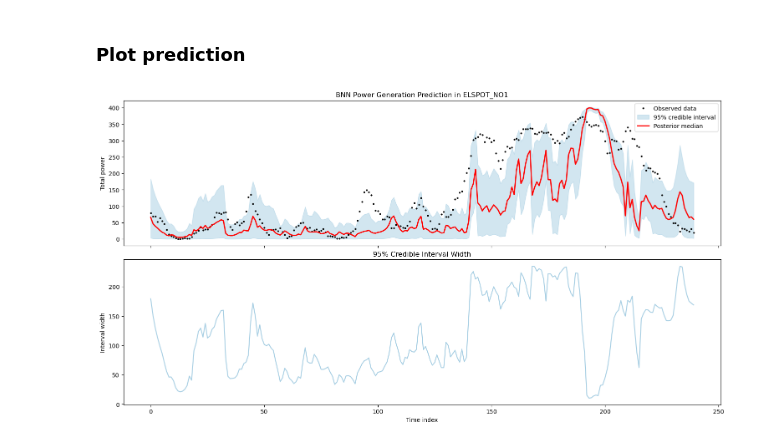
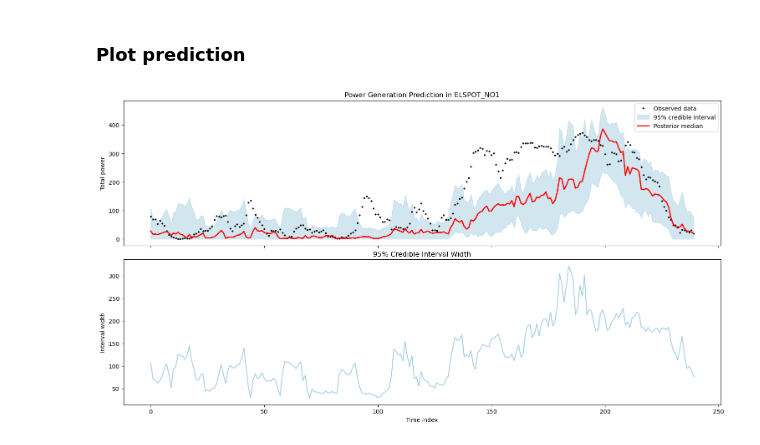
Before and after one commit to noemiwbr/master_thesis, a Jupyter notebook: notebooks/evaluation.ipynb, the cells around one changed output. Saved outputs shown, nothing was run; the diff lists cells and outputs as text; code cells hidden in the pictures.

```diff
--- a/notebooks/evaluation.ipynb
+++ b/notebooks/evaluation.ipynb
@@ -361,0 +47,4 @@ hdi = az.hdi(np.expand_dims(preds, axis=0), hdi_prob=0.95)
+# %%
+model_cfg = load_config("../configs/model/torch_model_quantile.yaml")
+file_name = "WindPowerQuantile_2025-12-21_10-21-23_forecast_gen_ELSPOT_NO1"
+data_cfg = load_config(model_cfg.data.path)
@@ -419,13 +230,0 @@ def evaluate_BNN(file_name):
-# %%
-# file_name = "model_mw_gamma_2025-11-21_10-30-46_gen_ELSPOT_NO1"
-# file_name="model_cf_beta_2025-12-01_10-03-45_cf_ELSPOT_NO1"
-# file_name= "model_mw_gamma_2025-11-13_10-56-50_gen"
-# file_name="model_mw_gamma_2025-12-02_11-42-42_fore_ELSPOT_NO1"
-# file_name="model_cf_beta_2025-12-02_11-42-42_fore_ELSPOT_NO1"
-# file_name ="model_mw_gamma_2025-12-02_11-42-42_fore_ELSPOT_NO1" #"model_cf_beta_2025-12-02_11-42-42_fore_ELSPOT_NO1"  # "model_mw_gamma_2025-11-13_10-56-50_gen"
-
-
-# file_name="model_mw_gamma_2025-12-10_11-15-46_nowcast_ELSPOT_NO1"
-# file_name = "model_mw_gamma_2025-12-10_11-32-23_forecast_ELSPOT_NO1"
-file_name = "model_cf_beta_2025-12-10_11-50-14_forecast_ELSPOT_NO1"
-forecast, forecast_extended = evaluate_BNN(file_name)
@@ -500,6 +230,0 @@ def evaluate_QR(file_name):
-# %%
-# file_name = "WindPowerQuantile_2025-12-10_10-57-24_nowcast_gen_ELSPOT_NO1"
-# file_name="WindPowerQuantile_2025-12-10_11-11-46_nowcast_cf_ELSPOT_NO1"
-# file_name= "WindPowerQuantile_2025-12-10_12-29-26_foreast_gen_ELSPOT_NO1"
-file_name = "WindPowerQuantile_2025-12-10_12-41-56_foreast_cf_ELSPOT_NO1"
-forecast, forecast_extended = evaluate_QR(file_name)
@@ -510,3 +231,10 @@ Loaded model: WindPowerQuantile_2025-12-10_12-41-56_foreast_cf_ELSPOT_NO1.pt
+# %%
+if model_cef.backend == "numpyro":
+    forecast, forecast_extended = test_BNN(file_name, eval_data)
+elif model_cfg.backend == "torch":
+    forecast, forecast_extended = test_QR(
+        file_name, eval_data, ensembles=False, from_now_to_forecast=False
+    )
 # %%
 # # Save predictions to CSV
 # data_folder = f"../data/evaluation/eval_period"
@@ -553,40 +281,42 @@ ax.plot(
 )
 
 ax.fill_between(
-    np.arange(24 * len(evaluation_dates)),
+    np.arange(
+        len(forecast_extended[i].index)
+    ),  # np.arange(24 * len(evaluation_dates)),
     forecast_extended[i]["hdi_lower"].values,
     forecast_extended[i]["hdi_upper"].values,
     color="#A6CEE3",
     alpha=0.5,
     label="95% credible interval",
 )
 
 ax.plot(
     forecast_extended[i]["median"].values, color="red", label="Posterior median", lw=2
 )
 
 ax.set(
     ylabel="Total power",
-    title=f"BNN Power Generation Prediction in {bid_zone}",
+    title=f"Power Generation Prediction in {bid_zone}",
 )
 ax.legend()
 
 
 # Compute interval width
 width = (
     forecast_extended[i]["hdi_upper"].values - forecast_extended[i]["hdi_lower"].values
 )
 ax2 = axes[1]
 ax2.plot(width, color="#A6CEE3")
 ax2.set(
     xlabel="Time index",
     ylabel="Interval width",
     title="95% Credible Interval Width",
 )
 
 plt.show()
 # %% [output]
-[figure, old version]
+[figure, new version]
 # %%
 # # First, load nowcast data (or load existing scaler params)
 # nowcast_data = load_and_preprocess_data(bid_zone="ELSPOT NO1")
```
Also changed, not shown: parts of 38 cells of this notebook, 22 other files.
